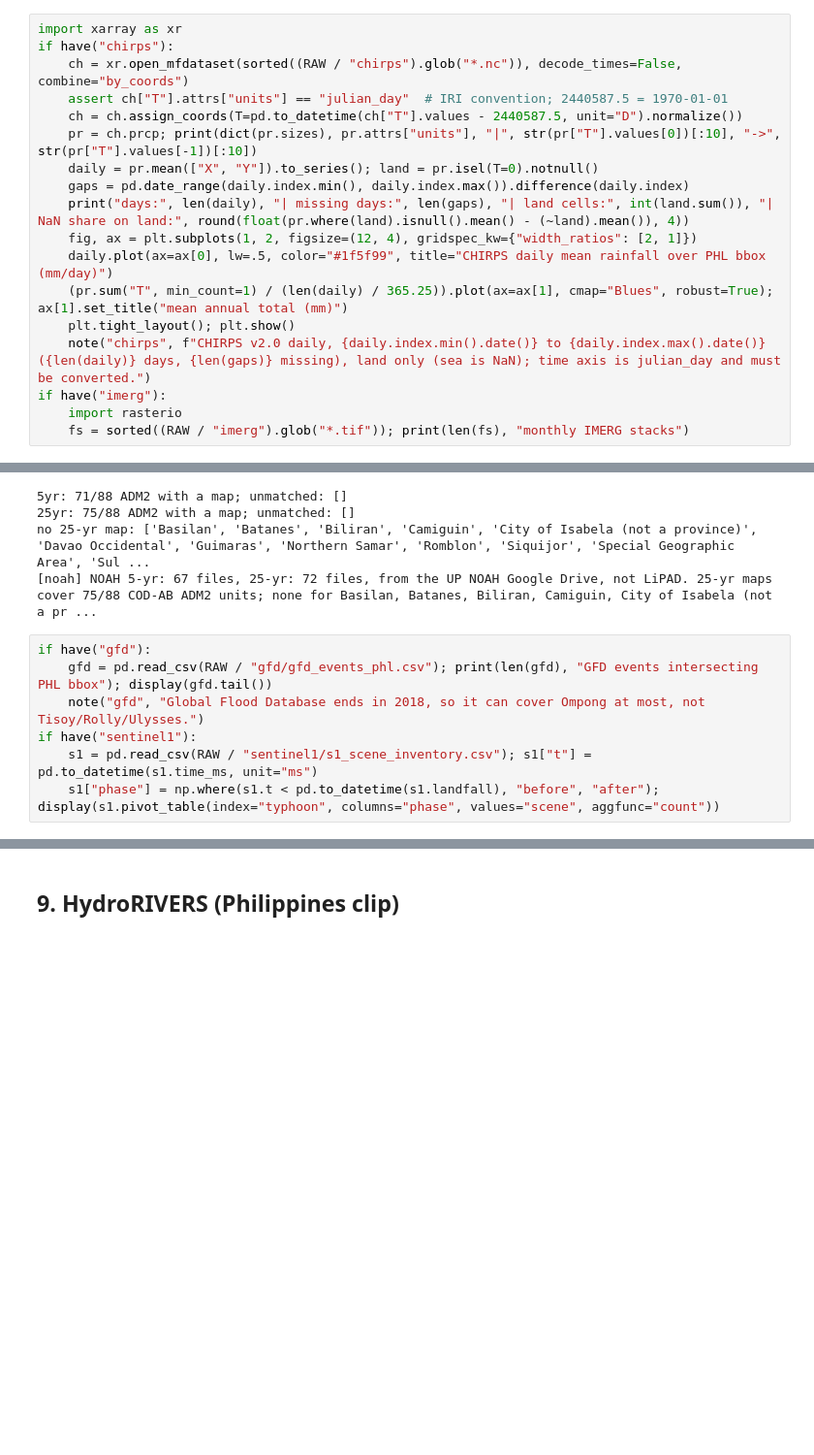
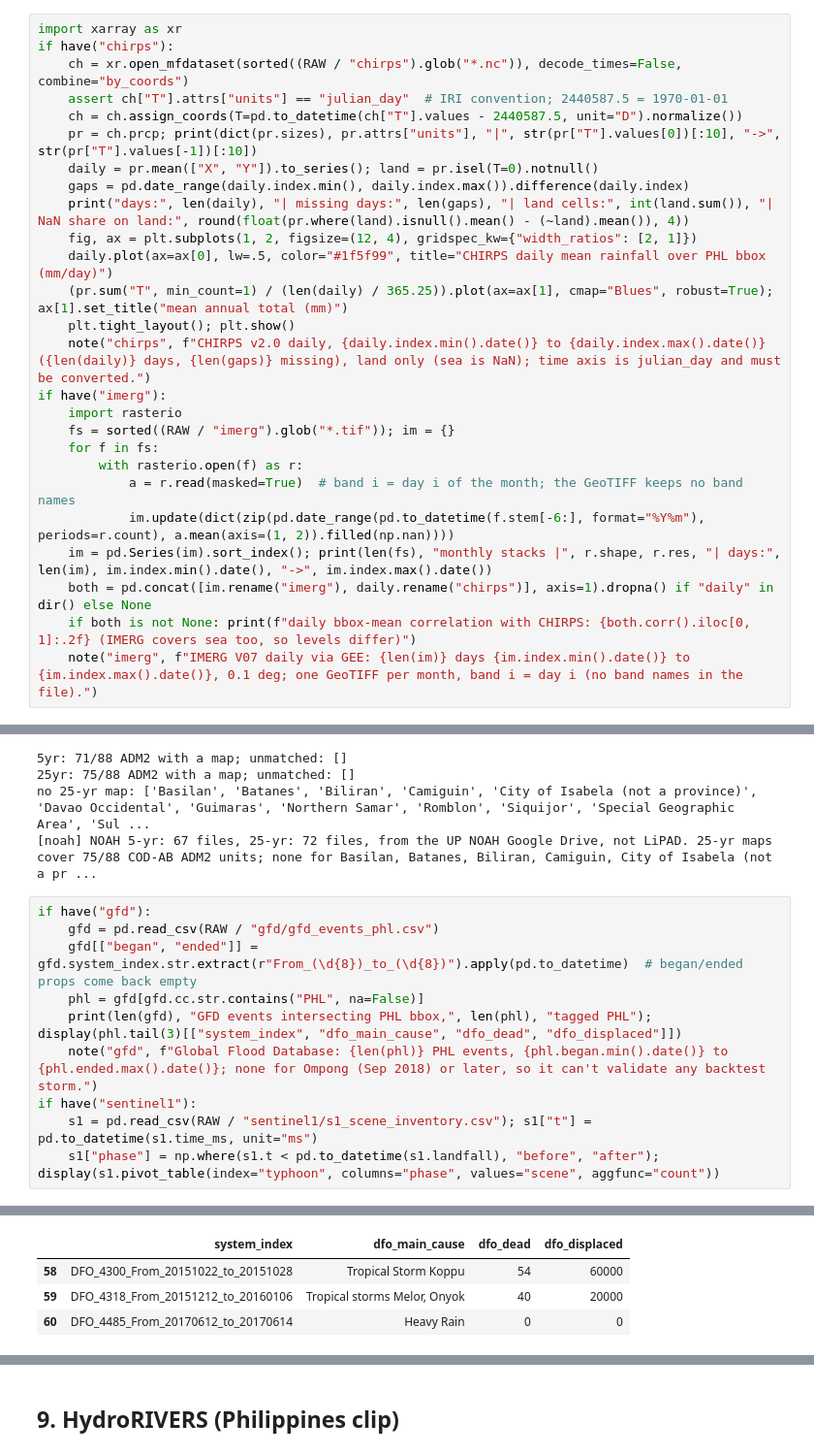
Before and after one commit to mcfcs/bantaybaha, a Jupyter notebook: notebooks/00_data_eda.ipynb, the cells around one changed output, grey strips where cells are left out. Shown at 97% size. Drawn from its saved outputs; the diff is of its cells as text; blank space fills up the shorter version.

```diff
--- a/notebooks/00_data_eda.ipynb
+++ b/notebooks/00_data_eda.ipynb
@@ -283,7 +282,15 @@ if have("chirps"):
     note("chirps", f"CHIRPS v2.0 daily, {daily.index.min().date()} to {daily.index.max().date()} ({len(daily)} days, {len(gaps)} missing), land only (sea is NaN); time axis is julian_day and must be converted.")
 if have("imerg"):
     import rasterio
-    fs = sorted((RAW / "imerg").glob("*.tif")); print(len(fs), "monthly IMERG stacks")
+    fs = sorted((RAW / "imerg").glob("*.tif")); im = {}
+    for f in fs:
+        with rasterio.open(f) as r:
+            a = r.read(masked=True)  # band i = day i of the month; the GeoTIFF keeps no band names
+            im.update(dict(zip(pd.date_range(pd.to_datetime(f.stem[-6:], format="%Y%m"), periods=r.count), a.mean(axis=(1, 2)).filled(np.nan))))
+    im = pd.Series(im).sort_index(); print(len(fs), "monthly stacks |", r.shape, r.res, "| days:", len(im), im.index.min().date(), "->", im.index.max().date())
+    both = pd.concat([im.rename("imerg"), daily.rename("chirps")], axis=1).dropna() if "daily" in dir() else None
+    if both is not None: print(f"daily bbox-mean correlation with CHIRPS: {both.corr().iloc[0, 1]:.2f} (IMERG covers sea too, so levels differ)")
+    note("imerg", f"IMERG V07 daily via GEE: {len(im)} days {im.index.min().date()} to {im.index.max().date()}, 0.1 deg; one GeoTIFF per month, band i = day i (no band names in the file).")
 # %% [output]
 {'T': 1827, 'Y': 350, 'X': 220} mm/day | 2016-01-01 -> 2020-12-31
 days: 1827 | missing days: 0 | land cells: 14781 | NaN share on land: 0.0
@@ -367,8 +376,11 @@ no 25-yr map: ['Basilan', 'Batanes', 'Biliran', 'Camiguin', 'City of Isabela (no
 [noah] NOAH 5-yr: 67 files, 25-yr: 72 files, from the UP NOAH Google Drive, not LiPAD. 25-yr maps cover 75/88 COD-AB ADM2 units; none for Basilan, Batanes, Biliran, Camiguin, City of Isabela (not a pr ...
 # %%
 if have("gfd"):
-    gfd = pd.read_csv(RAW / "gfd/gfd_events_phl.csv"); print(len(gfd), "GFD events intersecting PHL bbox"); display(gfd.tail())
-    note("gfd", "Global Flood Database ends in 2018, so it can cover Ompong at most, not Tisoy/Rolly/Ulysses.")
+    gfd = pd.read_csv(RAW / "gfd/gfd_events_phl.csv")
+    gfd[["began", "ended"]] = gfd.system_index.str.extract(r"From_(\d{8})_to_(\d{8})").apply(pd.to_datetime)  # began/ended props come back empty
+    phl = gfd[gfd.cc.str.contains("PHL", na=False)]
+    print(len(gfd), "GFD events intersecting PHL bbox,", len(phl), "tagged PHL"); display(phl.tail(3)[["system_index", "dfo_main_cause", "dfo_dead", "dfo_displaced"]])
+    note("gfd", f"Global Flood Database: {len(phl)} PHL events, {phl.began.min().date()} to {phl.ended.max().date()}; none for Ompong (Sep 2018) or later, so it can't validate any backtest storm.")
 if have("sentinel1"):
     s1 = pd.read_csv(RAW / "sentinel1/s1_scene_inventory.csv"); s1["t"] = pd.to_datetime(s1.time_ms, unit="ms")
     s1["phase"] = np.where(s1.t < pd.to_datetime(s1.landfall), "before", "after"); display(s1.pivot_table(index="typhoon", columns="phase", values="scene", aggfunc="count"))
@@ -377,0 +389,4 @@ PENDING: data\raw\sentinel1 not downloaded
+|  | system_index | dfo_main_cause | dfo_dead | dfo_displaced |
+| 58 | DFO_4300_From_20151022_to_20151028 | Tropical Storm Koppu | 54 | 60000 |
+| 59 | DFO_4318_From_20151212_to_20160106 | Tropical storms Melor, Onyok | 40 | 20000 |
+| 60 | DFO_4485_From_20170612_to_20170614 | Heavy Rain | 0 | 0 |
```
Also changed, not shown: parts of 5 cells of this notebook, 7 other files.
